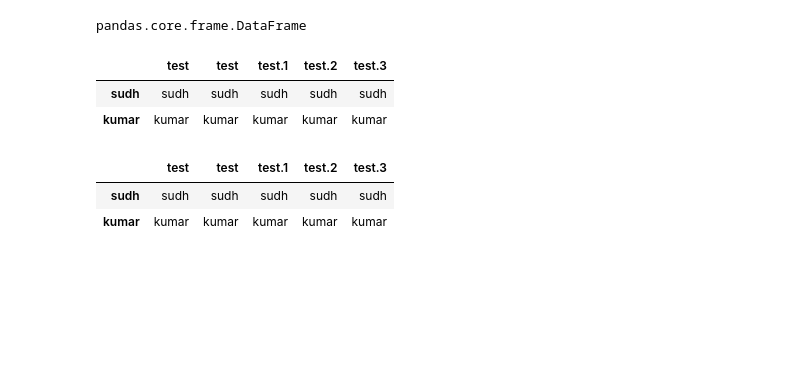
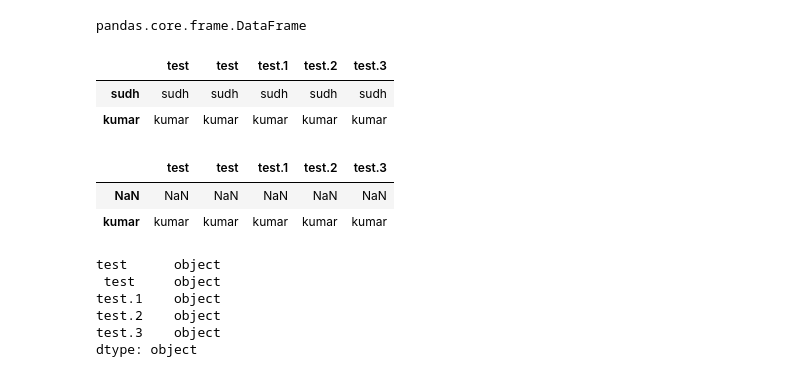
Before and after one commit to mdakram09/study-python, a Jupyter notebook: code_pandas1/examples/Untitled2.ipynb, the cells around one changed output. Cells and saved outputs as stored; diff of their text form; code cells hidden in the pictures; blank space fills up the shorter version.

```diff
--- a/code_pandas1/examples/Untitled2.ipynb
+++ b/code_pandas1/examples/Untitled2.ipynb
@@ -42,9 +42,18 @@ df2
 | sudh | sudh | sudh | sudh | sudh | sudh |
 | kumar | kumar | kumar | kumar | kumar | kumar |
 # %%
-df3=pd.read_table("test.tsv")
+df3=pd.read_table("test.tsv", na_values=["sudh"])
 df3
 # %% [output]
 |  | test | test | test.1 | test.2 | test.3 |
-| sudh | sudh | sudh | sudh | sudh | sudh |
+| NaN | NaN | NaN | NaN | NaN | NaN |
 | kumar | kumar | kumar | kumar | kumar | kumar |
+# %%
+df3.dtypes
+# %% [output]
+test      object
+ test     object
+test.1    object
+test.2    object
+test.3    object
+dtype: object
```
Also changed, not shown: parts of 11 cells of this notebook, 1 other file.
